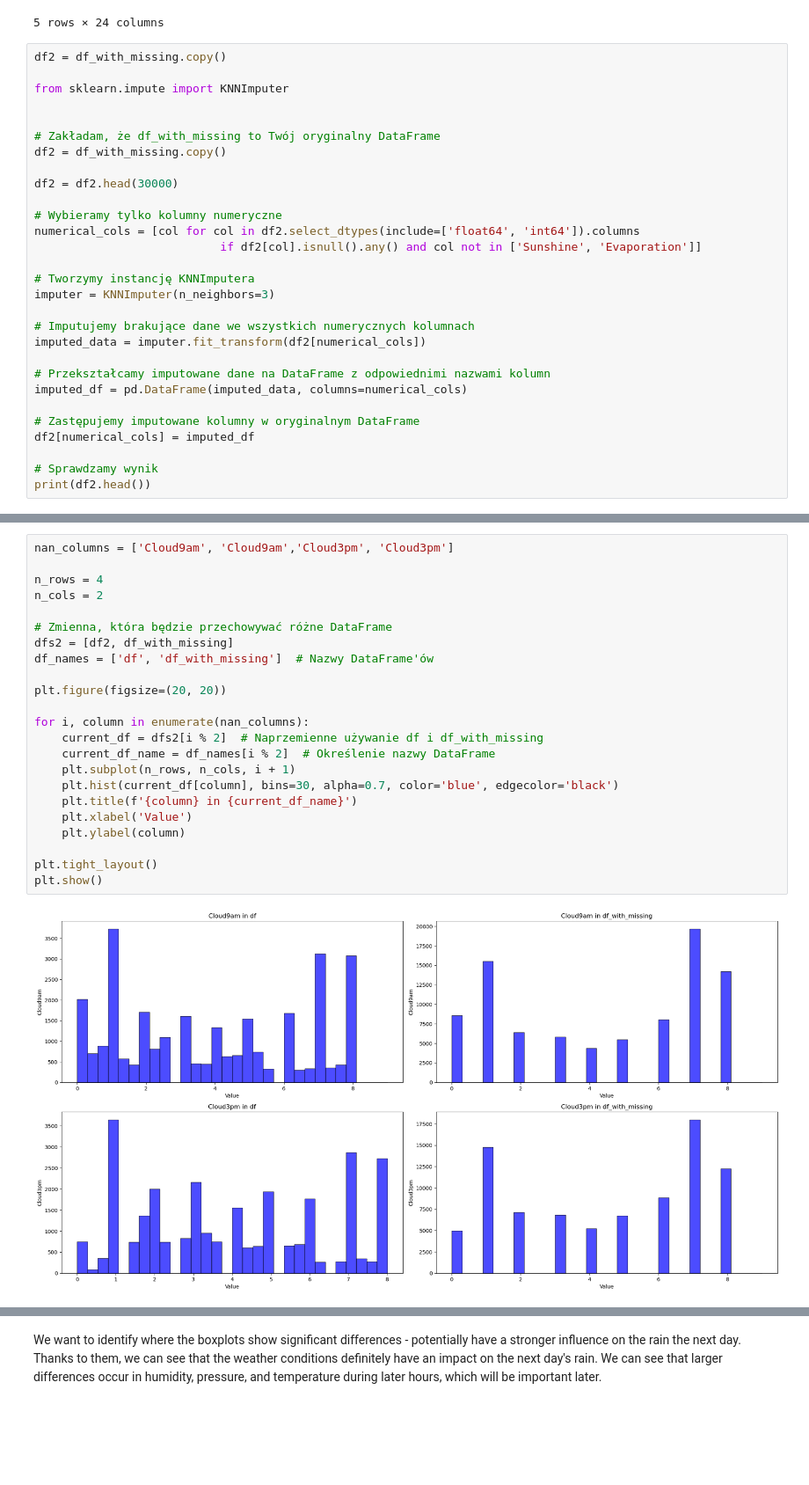
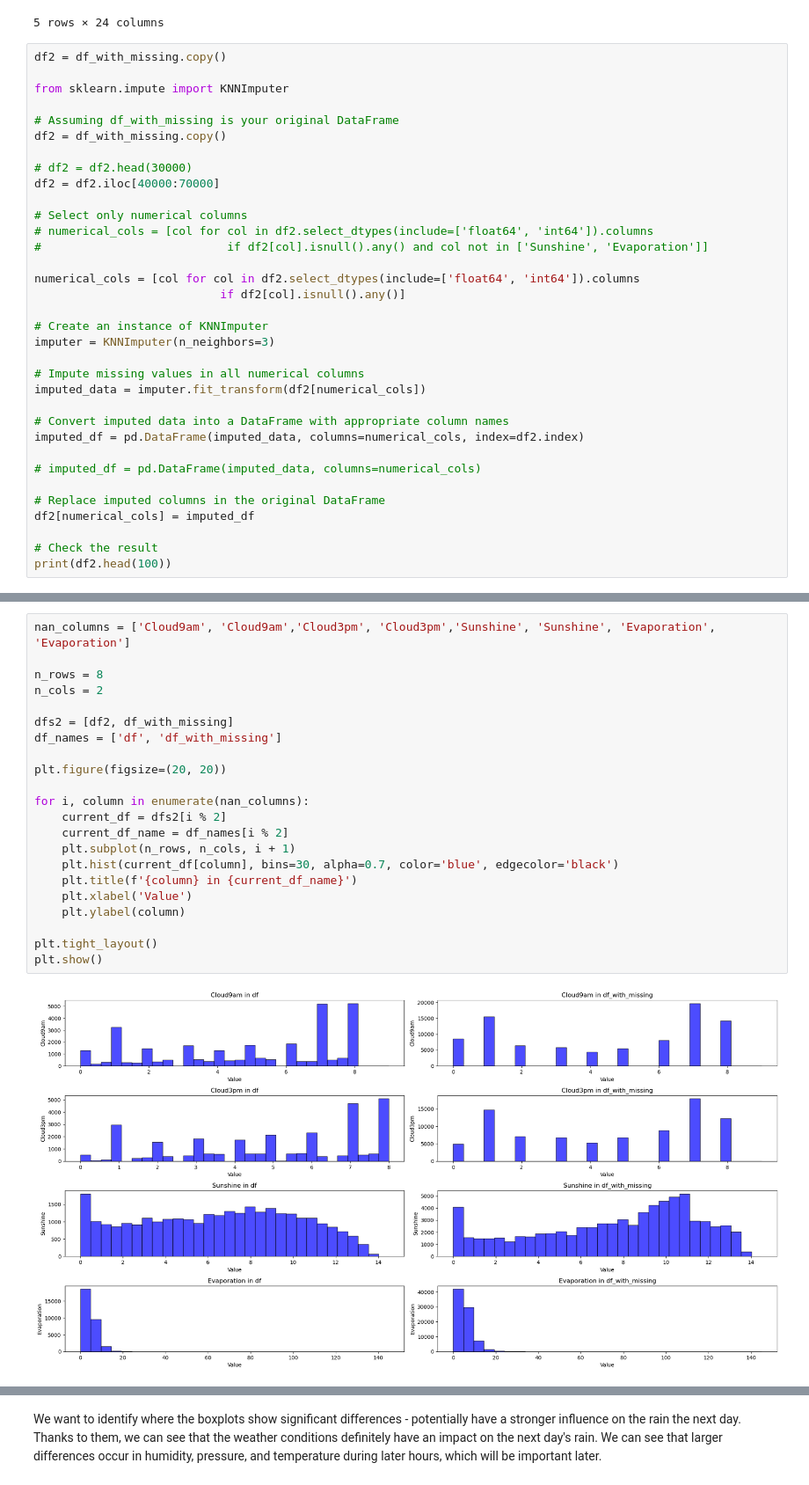
Before and after one commit to zielinskim04/IntroductionToMachineLearning, a Jupyter notebook: projekt_1.ipynb, the cells around one changed output, grey strips where cells are left out. Shown at 88% size. Saved outputs shown, nothing was run; the diff lists cells and outputs as text; blank space fills up the shorter version.

```diff
--- a/projekt_1.ipynb
+++ b/projekt_1.ipynb
@@ -330,28 +342,33 @@ df2 = df_with_missing.copy()
 
 from sklearn.impute import KNNImputer
 
-
-# Zakładam, że df_with_missing to Twój oryginalny DataFrame
+# Assuming df_with_missing is your original DataFrame
 df2 = df_with_missing.copy()
 
-df2 = df2.head(30000)
+# df2 = df2.head(30000)
+df2 = df2.iloc[40000:70000]
 
-# Wybieramy tylko kolumny numeryczne
+# Select only numerical columns
+# numerical_cols = [col for col in df2.select_dtypes(include=['float64', 'int64']).columns
+#                           if df2[col].isnull().any() and col not in ['Sunshine', 'Evaporation']]
+
 numerical_cols = [col for col in df2.select_dtypes(include=['float64', 'int64']).columns
-                           if df2[col].isnull().any() and col not in ['Sunshine', 'Evaporation']]
+                           if df2[col].isnull().any()]
 
-# Tworzymy instancję KNNImputera
+# Create an instance of KNNImputer
 imputer = KNNImputer(n_neighbors=3)
 
-# Imputujemy brakujące dane we wszystkich numerycznych kolumnach
+# Impute missing values in all numerical columns
 imputed_data = imputer.fit_transform(df2[numerical_cols])
 
-# Przekształcamy imputowane dane na DataFrame z odpowiednimi nazwami kolumn
-imputed_df = pd.DataFrame(imputed_data, columns=numerical_cols)
+# Convert imputed data into a DataFrame with appropriate column names
+imputed_df = pd.DataFrame(imputed_data, columns=numerical_cols, index=df2.index)
 
-# Zastępujemy imputowane kolumny w oryginalnym DataFrame
+# imputed_df = pd.DataFrame(imputed_data, columns=numerical_cols)
+
+# Replace imputed columns in the original DataFrame
 df2[numerical_cols] = imputed_df
 
-# Sprawdzamy wynik
-print(df2.head())
+# Check the result
+print(df2.head(100))
 # %% [output]
@@ -375,25 +409,24 @@ print(df2.head())
 # %%
-nan_columns = ['Cloud9am', 'Cloud9am','Cloud3pm', 'Cloud3pm']
+nan_columns = ['Cloud9am', 'Cloud9am','Cloud3pm', 'Cloud3pm','Sunshine', 'Sunshine', 'Evaporation', 'Evaporation']
 
-n_rows = 4
+n_rows = 8
 n_cols = 2
 
-# Zmienna, która będzie przechowywać różne DataFrame
 dfs2 = [df2, df_with_missing]
-df_names = ['df', 'df_with_missing']  # Nazwy DataFrame'ów
+df_names = ['df', 'df_with_missing']
 
 plt.figure(figsize=(20, 20))
 
 for i, column in enumerate(nan_columns):
-    current_df = dfs2[i % 2]  # Naprzemienne używanie df i df_with_missing
-    current_df_name = df_names[i % 2]  # Określenie nazwy DataFrame
+    current_df = dfs2[i % 2]
+    current_df_name = df_names[i % 2]
     plt.subplot(n_rows, n_cols, i + 1)
     plt.hist(current_df[column], bins=30, alpha=0.7, color='blue', edgecolor='black')
     plt.title(f'{column} in {current_df_name}')
     plt.xlabel('Value')
     plt.ylabel(column)
 
 plt.tight_layout()
 plt.show()
 # %% [output]
-[figure, old version]
+[figure, new version]
```
Also changed, not shown: parts of 60 cells of this notebook.
